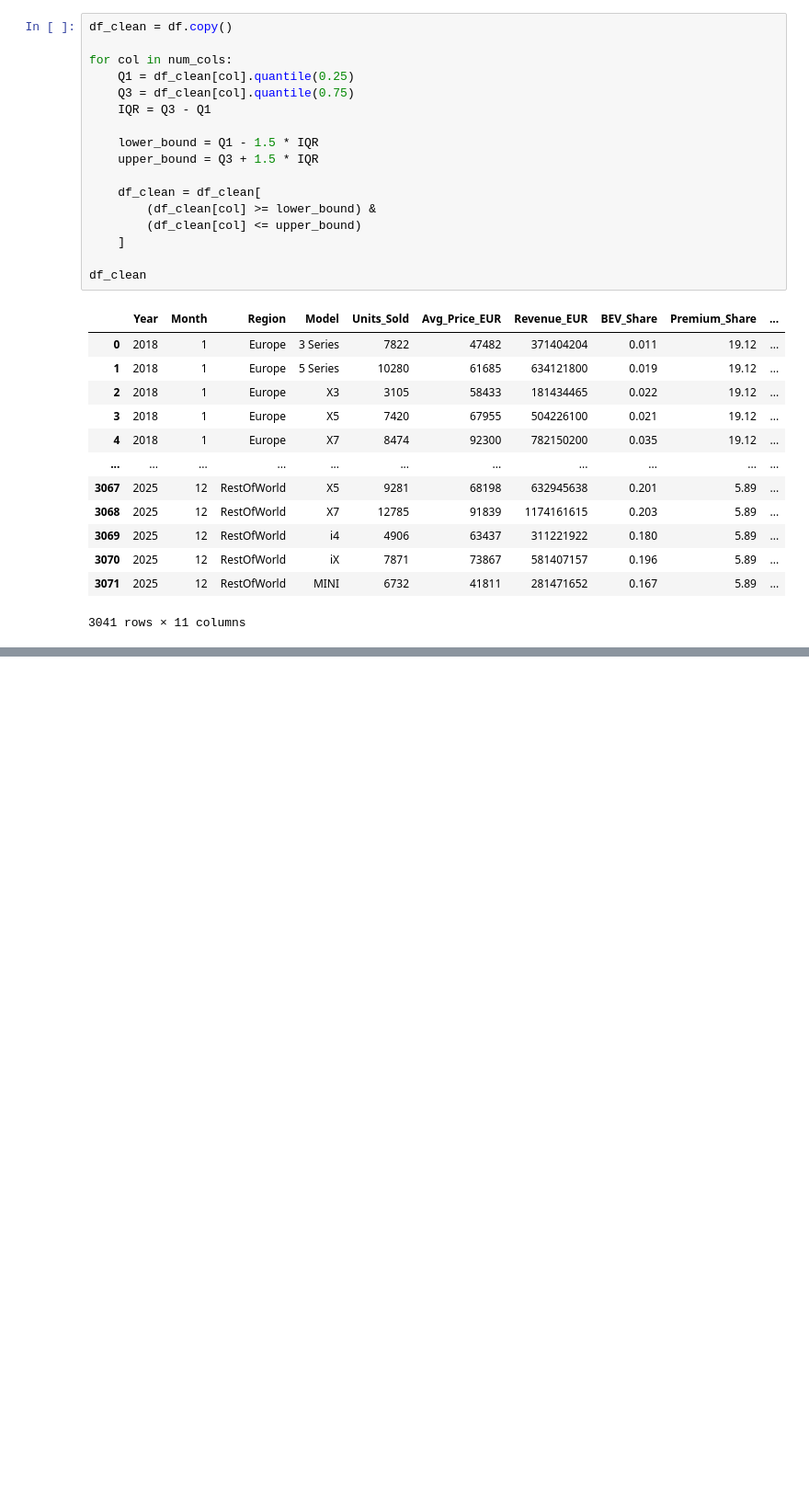
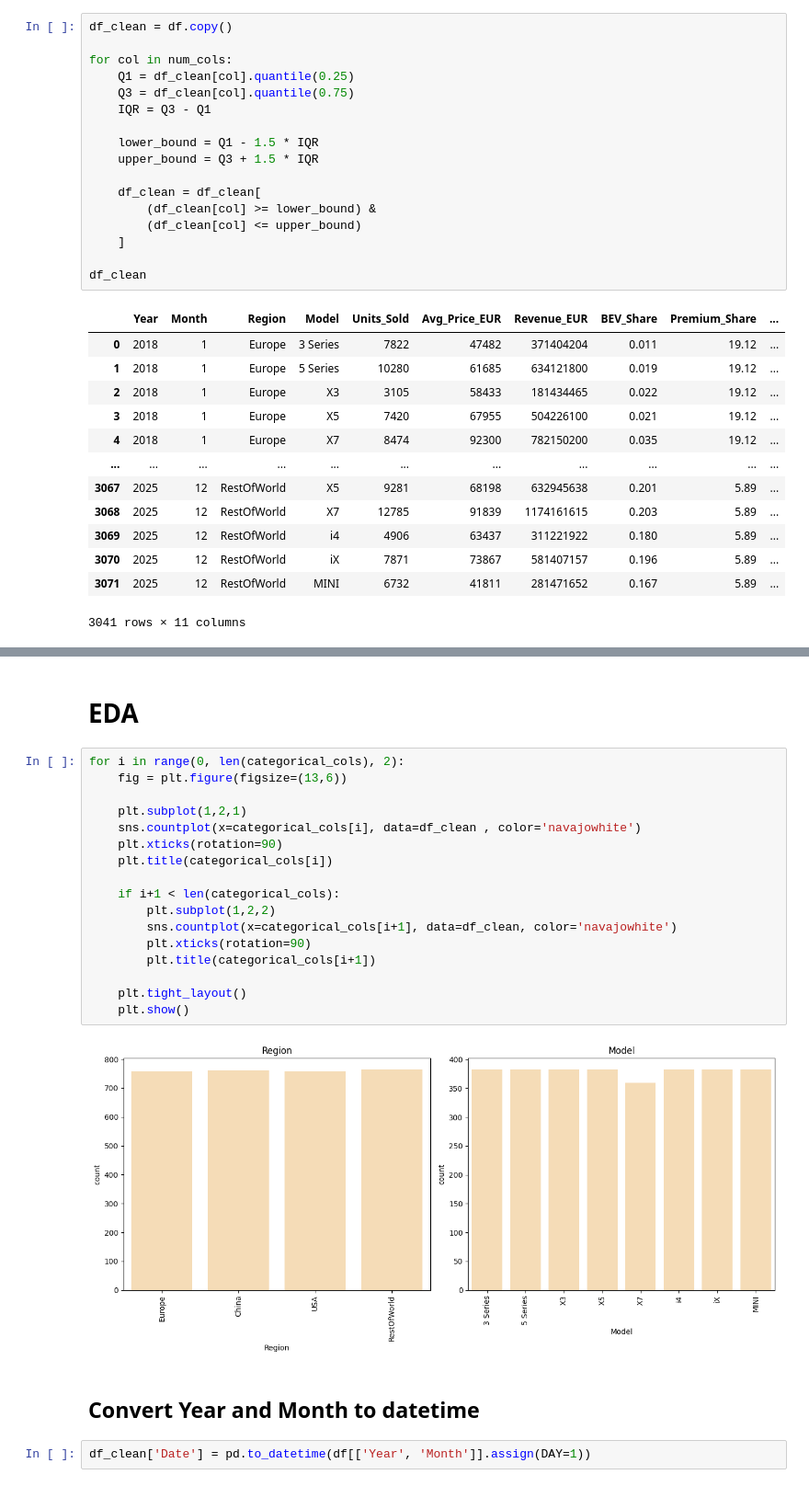
Before and after one commit to pasindu-piyumal/BMW-Global-Sales, a Jupyter notebook: analysis.ipynb, the cells around one changed output, grey strips where cells are left out. Shown at 92% size. Cells and saved outputs as stored; diff of their text form; blank space fills up the shorter version.

Commit message:
plot graphs

```diff
--- a/analysis.ipynb
+++ b/analysis.ipynb
@@ -196,0 +197,25 @@ df_clean.shape
+# %% [markdown]
+# EDA
+# %%
+for i in range(0, len(categorical_cols), 2):
+    fig = plt.figure(figsize=(13,6))
+
+    plt.subplot(1,2,1)
+    sns.countplot(x=categorical_cols[i], data=df_clean , color='navajowhite')
+    plt.xticks(rotation=90)
+    plt.title(categorical_cols[i])
+
+    if i+1 < len(categorical_cols):
+        plt.subplot(1,2,2)
+        sns.countplot(x=categorical_cols[i+1], data=df_clean, color='navajowhite')
+        plt.xticks(rotation=90)
+        plt.title(categorical_cols[i+1])
+
+    plt.tight_layout()
+    plt.show()
+# %% [output]
+[figure, added]
+# %% [markdown]
+## Convert Year and Month to datetime
+# %%
+df_clean['Date'] = pd.to_datetime(df[['Year', 'Month']].assign(DAY=1))
```
Also changed, not shown: parts of 20 cells of this notebook.
